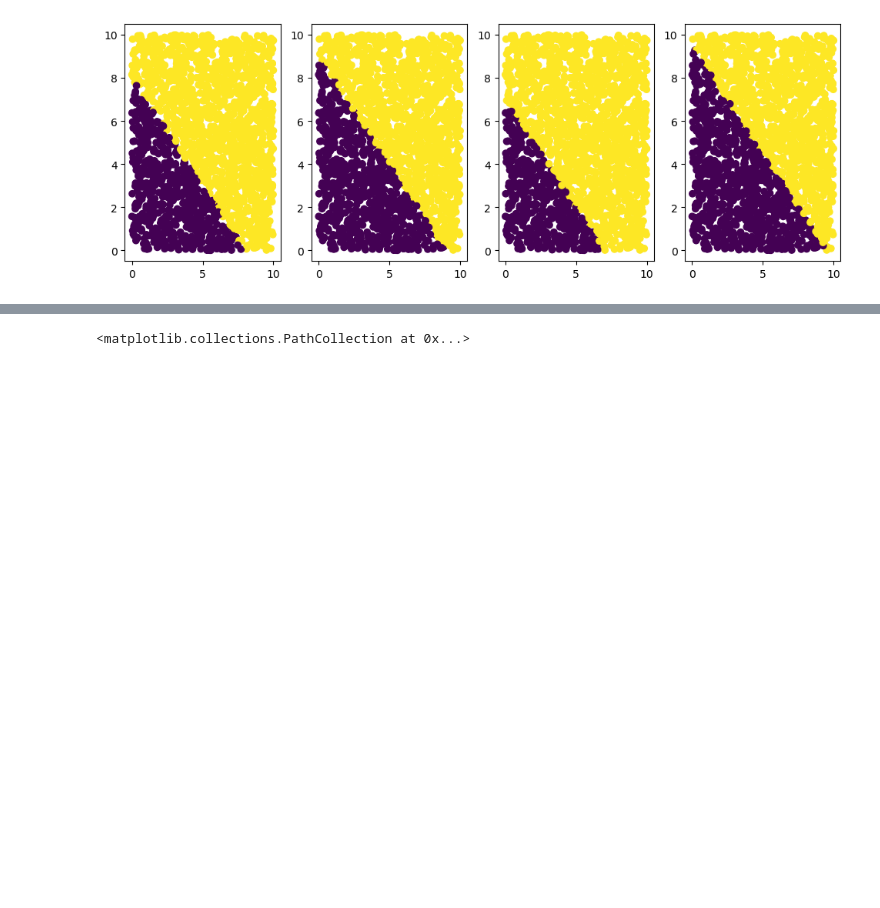
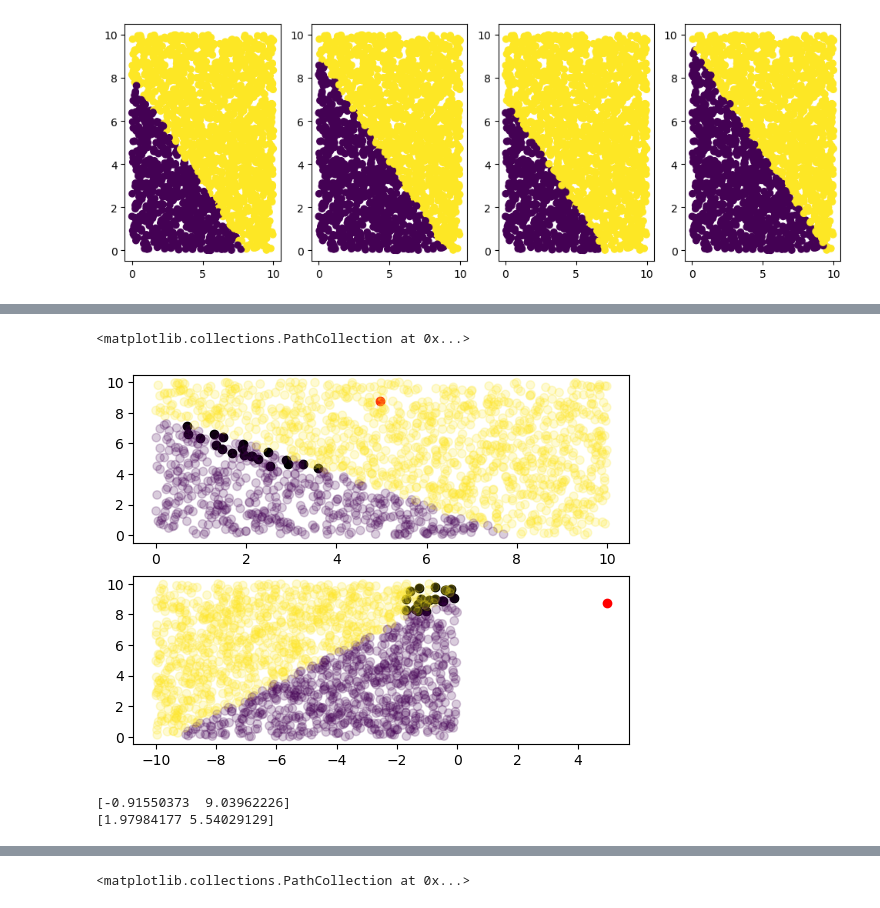
Before and after one commit to jsve96/CFCPD, a Jupyter notebook: Streams.ipynb, the cells around one changed output, grey strips where cells are left out. Cells and saved outputs as stored; diff of their text form; code cells hidden in the pictures; blank space fills up the shorter version.

```diff
--- a/Streams.ipynb
+++ b/Streams.ipynb
@@ -66,0 +278,19 @@ for variant in range(4):
+# %%
+fig,ax = plt.subplots(2,1)
+
+ax[1].scatter(cfs_examples[:,0],cfs_examples[:,1],c='black')
+ax[1].scatter(sample[0],sample[1],c='red')
+ax[1].scatter(x_train2.iloc[:,0],x_train2.iloc[:,1],c=y_train2,alpha=0.2)
+
+ax[0].scatter(cfs_examples1[:,0],cfs_examples1[:,1],c='black')
+ax[0].scatter(sample[0],sample[1],c='red')
+ax[0].scatter(x_train.iloc[:,0],x_train.iloc[:,1],c=y_train,alpha=0.2)
+# %% [output]
+<matplotlib.collections.PathCollection at 0x...>
+[figure, added]
+# %%
+print(cfs_examples[:,:2].mean(axis=0))
+print(cfs_examples1[:,:2].mean(axis=0))
+# %% [output]
+[-0.91550373  9.03962226]
+[1.97984177 5.54029129]
```
Also changed, not shown: parts of 7 cells of this notebook.
